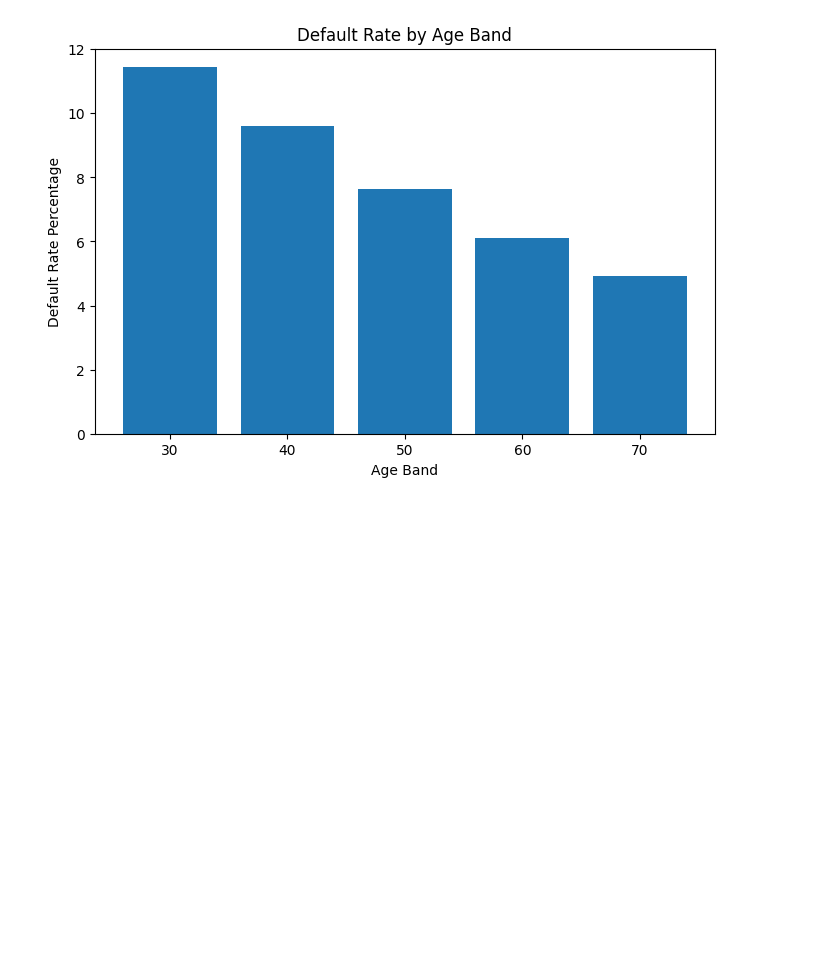
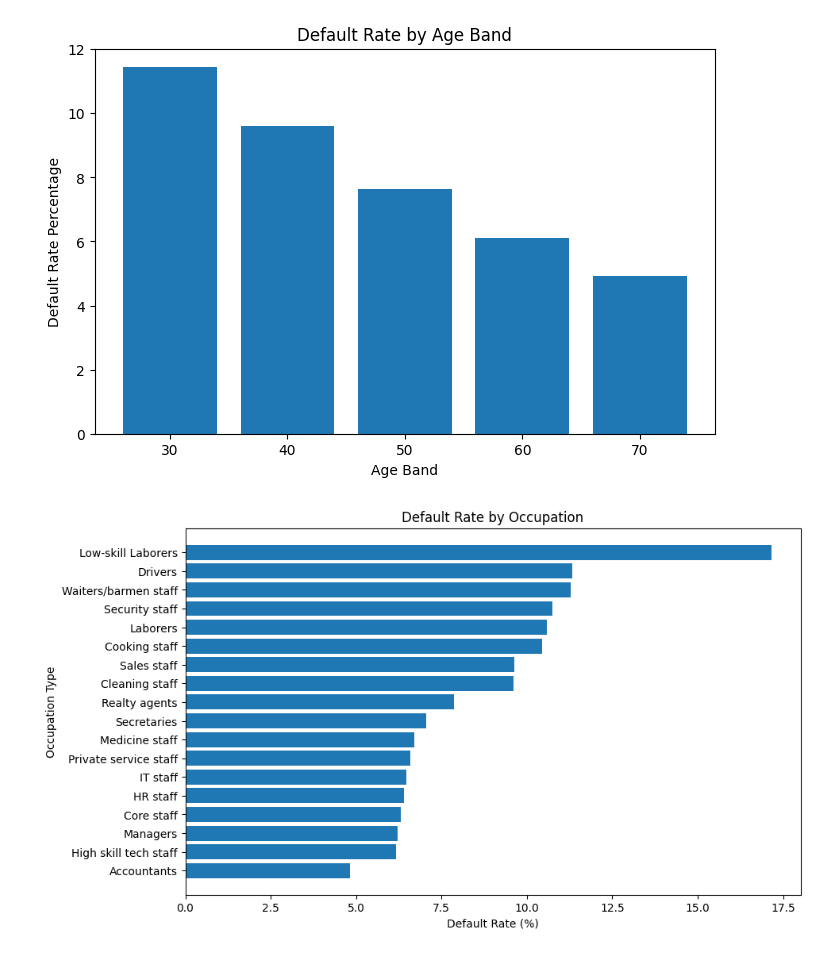
Before and after one commit to ScottS14/default-model, a Jupyter notebook: notebooks/eda.ipynb, the cells around one changed output. Drawn from its saved outputs; the diff is of its cells as text; code cells hidden in the pictures; blank space fills up the shorter version.

Commit message:
Signal Graph by occupation

```diff
--- a/notebooks/eda.ipynb
+++ b/notebooks/eda.ipynb
@@ -270,3 +269,30 @@ plt.xticks(age_default_rate['AGE'])
 plt.show()
 # %% [output]
 [figure]
+# %%
+job_type_default_rate = (
+    app_train.groupby('OCCUPATION_TYPE', observed=True)['TARGET']
+    .mean()
+    .reset_index()
+)
+# Add counts
+job_counts = app_train['OCCUPATION_TYPE'].value_counts().reset_index()
+job_counts.columns = ['OCCUPATION_TYPE', 'COUNT']
+
+# Merge counts into rates
+job_type_default_rate = job_type_default_rate.merge(job_counts, on='OCCUPATION_TYPE')
+
+# Sort by default rate (highest first)
+job_type_default_rate = job_type_default_rate.sort_values('TARGET', ascending=False)
+
+
+# Plot horizontal bar chart
+plt.figure(figsize=(10, 6))
+plt.barh(job_type_default_rate['OCCUPATION_TYPE'], job_type_default_rate['TARGET'] * 100)
+plt.xlabel('Default Rate (%)')
+plt.ylabel('Occupation Type')
+plt.title(f'Default Rate by Occupation')
+plt.gca().invert_yaxis()
+plt.show()
+# %% [output]
+[figure, added]
```
Also changed, not shown: parts of 2 cells of this notebook.
